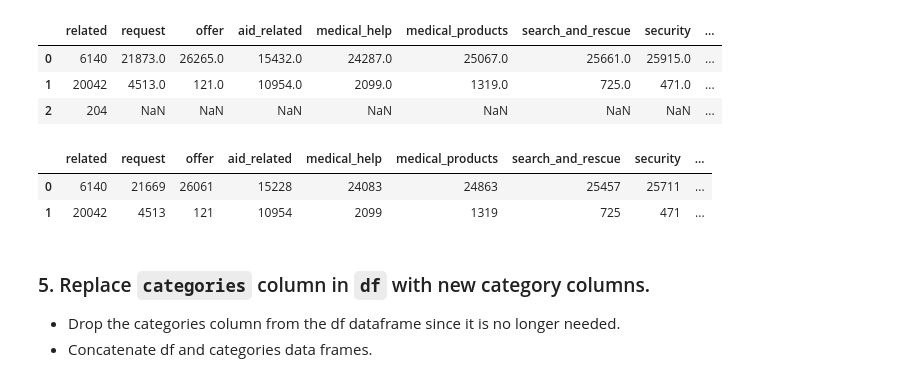
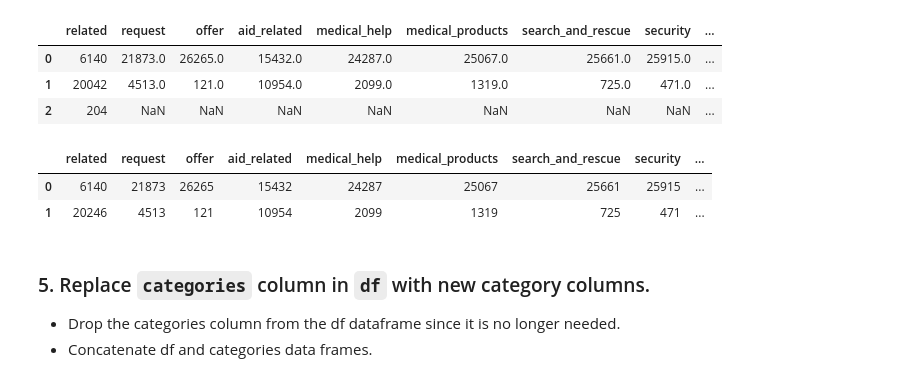
Before and after one commit to mathieurella/Data-Science-Response-Disaster-Pipeline, a Jupyter notebook: ETL Pipeline Preparation.ipynb, the cells around one changed output. Cells and saved outputs as stored; diff of their text form; code cells hidden in the pictures.

```diff
--- a/ETL Pipeline Preparation.ipynb
+++ b/ETL Pipeline Preparation.ipynb
@@ -133,13 +136,13 @@ categories.apply(pd.Series.value_counts)
 | 2 | 204 | NaN | NaN | NaN | NaN | NaN | NaN | NaN | ... |
 # %%
     # delete all the value = 2 of categories, only appears on the related columns
-categories = categories[categories.related != 2]
+categories['related'].replace(2,1,inplace=True)
     # We only have boolean left
 categories.apply(pd.Series.value_counts)
 # %% [output]
 |  | related | request | offer | aid_related | medical_help | medical_products | search_and_rescue | security | ... |
-| 0 | 6140 | 21669 | 26061 | 15228 | 24083 | 24863 | 25457 | 25711 | ... |
-| 1 | 20042 | 4513 | 121 | 10954 | 2099 | 1319 | 725 | 471 | ... |
+| 0 | 6140 | 21873 | 26265 | 15432 | 24287 | 25067 | 25661 | 25915 | ... |
+| 1 | 20246 | 4513 | 121 | 10954 | 2099 | 1319 | 725 | 471 | ... |
 # %% [markdown]
 ### 5. Replace `categories` column in `df` with new category columns.
 - Drop the categories column from the df dataframe since it is no longer needed.
```
Also changed, not shown: parts of 9 cells of this notebook.
